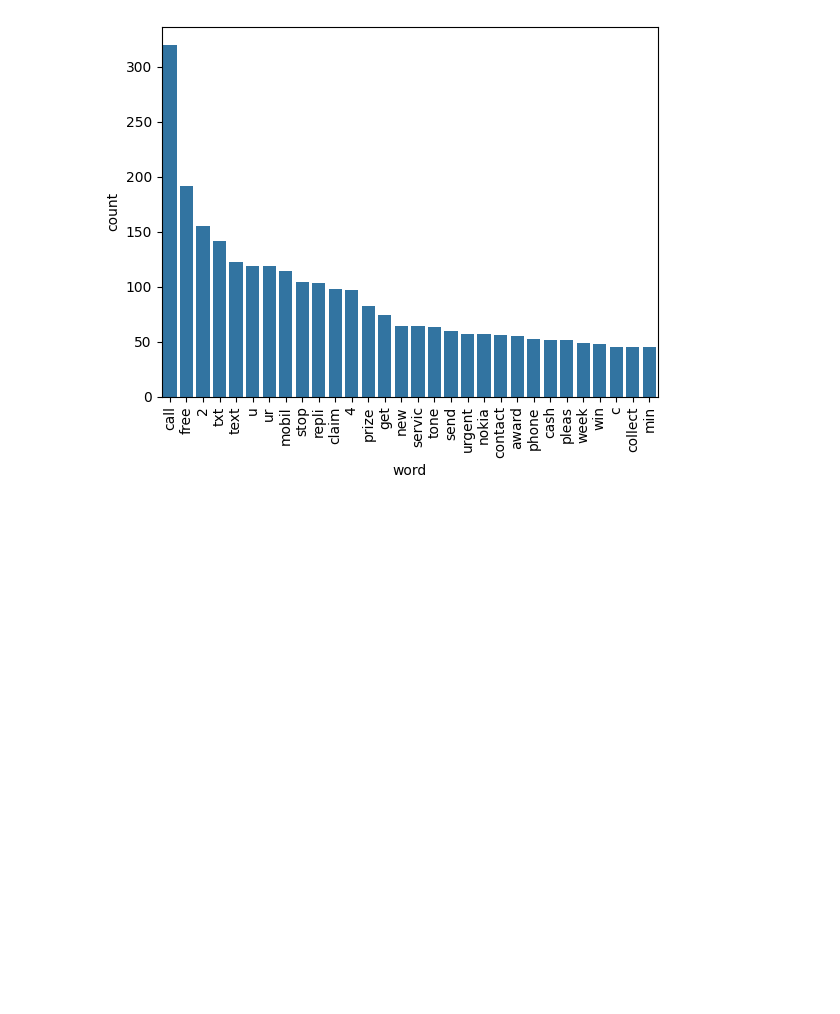
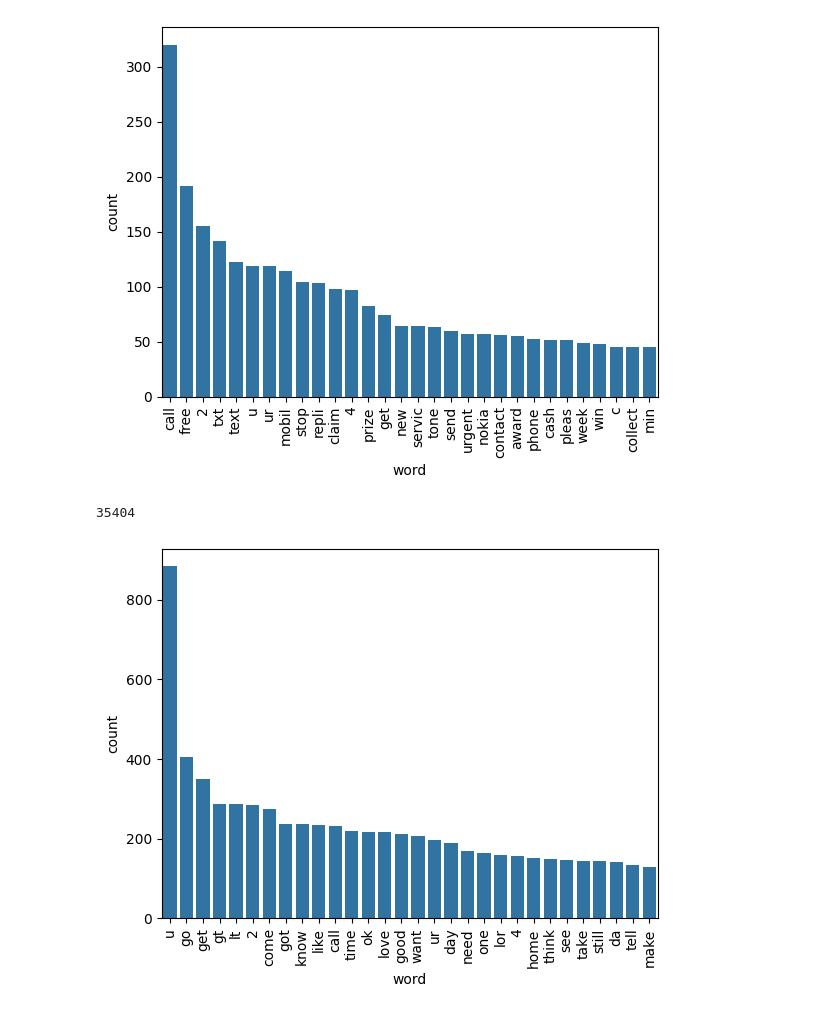
Before and after one commit to ABINAN2011/spam_detection, a Jupyter notebook: model/spam_train.ipynb, the cells around one changed output. Cells and saved outputs as stored; diff of their text form; code cells hidden in the pictures; blank space fills up the shorter version.

Commit message:
finished the data preprocessing

```diff
--- a/model/spam_train.ipynb
+++ b/model/spam_train.ipynb
@@ -400,3 +400,20 @@ plt.xticks(rotation='vertical')
 plt.show()
 # %% [output]
 [figure]
+# %%
+ham_corpus = []
+for msg in df3[df3['goal'] == 0]['transformed_text'].tolist():
+    for word in msg.split():
+        ham_corpus.append(word)
+# %%
+len(ham_corpus)
+# %% [output]
+35404
+# %%
+from collections import Counter
+top_words_df = pd.DataFrame(Counter(ham_corpus).most_common(30), columns=['word', 'count'])
+sns.barplot(x='word', y='count', data=top_words_df)
+plt.xticks(rotation='vertical')
+plt.show()
+# %% [output]
+[figure, added]
```
Also changed, not shown: parts of 1 cell of this notebook.
